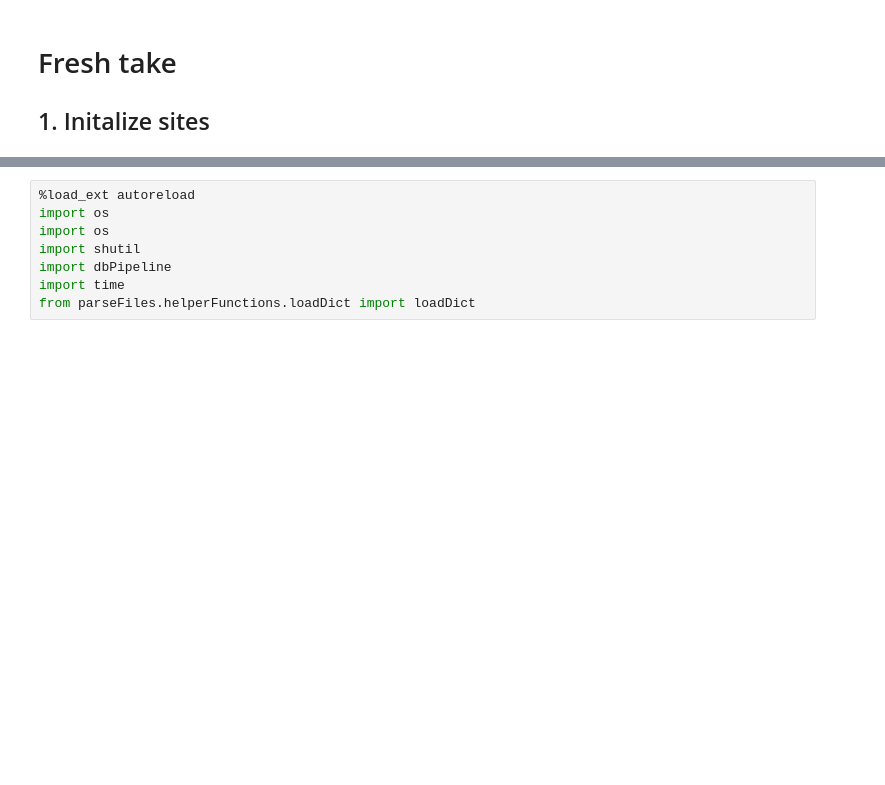
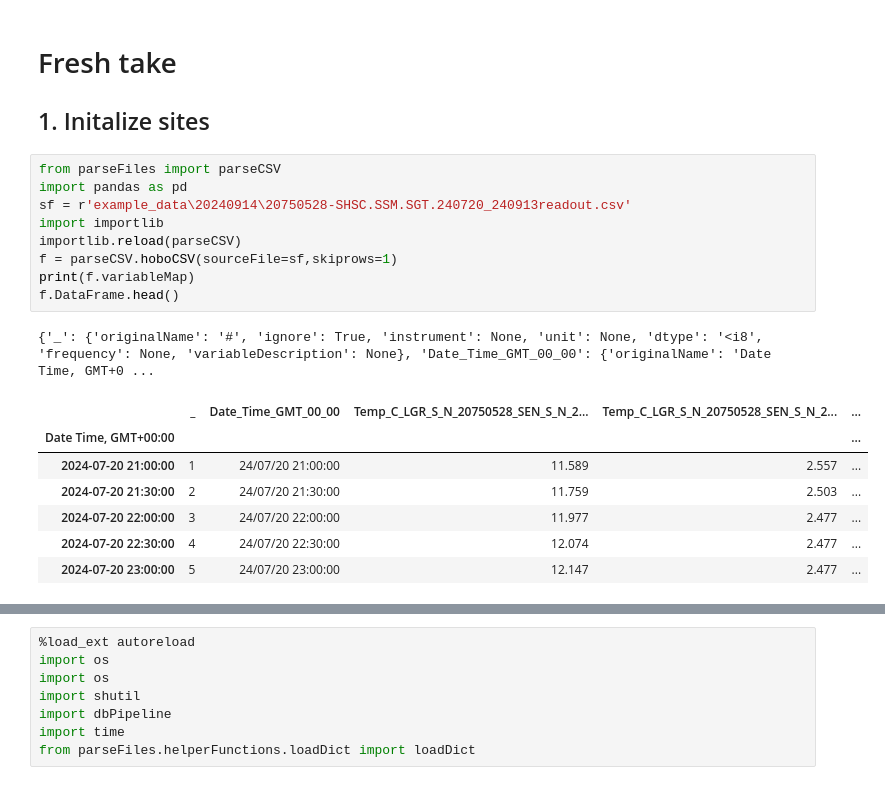
Before and after one commit to gsc-permafrost/EC_dataPipeline, a Jupyter notebook: NewDev.ipynb, the cells around one changed output, grey strips where cells are left out. Drawn from its saved outputs; the diff is of its cells as text; blank space fills up the shorter version.

```diff
--- a/NewDev.ipynb
+++ b/NewDev.ipynb
@@ -2,3 +2,21 @@
 # Fresh take
 
 ## 1. Initalize sites
+# %%
+from parseFiles import parseCSV
+import pandas as pd
+sf = r'example_data\20240914\20750528-SHSC.SSM.SGT.240720_240913readout.csv'
+import importlib
+importlib.reload(parseCSV)
+f = parseCSV.hoboCSV(sourceFile=sf,skiprows=1)
+print(f.variableMap)
+f.DataFrame.head()
+# %% [output]
+{'_': {'originalName': '#', 'ignore': True, 'instrument': None, 'unit': None, 'dtype': '<i8', 'frequency': None, 'variableDescription': None}, 'Date_Time_GMT_00_00': {'originalName': 'Date Time, GMT+0 ...
+|  | _ | Date_Time_GMT_00_00 | Temp_C_LGR_S_N_20750528_SEN_S_N_2... | Temp_C_LGR_S_N_20750528_SEN_S_N_2... | ... |
+| Date Time, GMT+00:00 |  |  |  |  | ... |
+| 2024-07-20 21:00:00 | 1 | 24/07/20 21:00:00 | 11.589 | 2.557 | ... |
+| 2024-07-20 21:30:00 | 2 | 24/07/20 21:30:00 | 11.759 | 2.503 | ... |
+| 2024-07-20 22:00:00 | 3 | 24/07/20 22:00:00 | 11.977 | 2.477 | ... |
+| 2024-07-20 22:30:00 | 4 | 24/07/20 22:30:00 | 12.074 | 2.477 | ... |
+| 2024-07-20 23:00:00 | 5 | 24/07/20 23:00:00 | 12.147 | 2.477 | ... |
```
Also changed, not shown: parts of 4 cells of this notebook.
